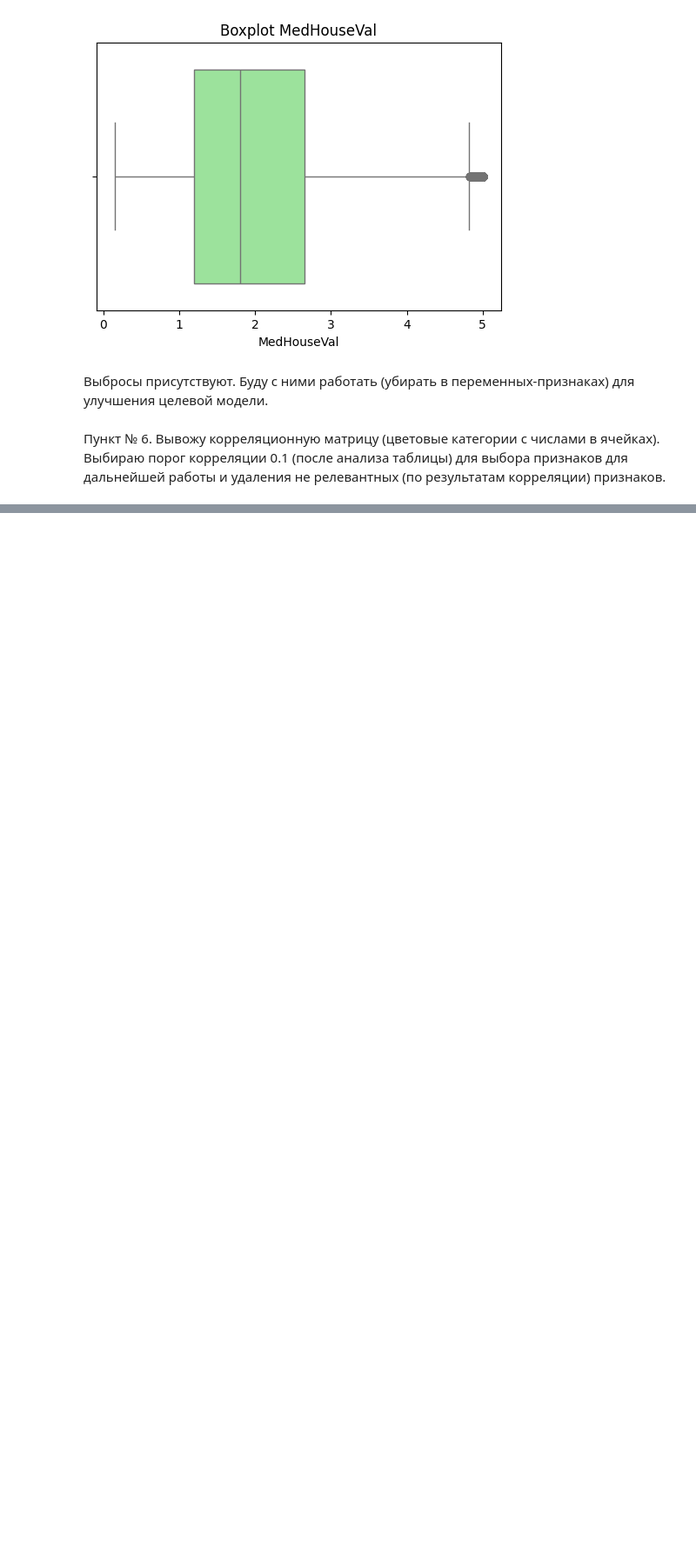
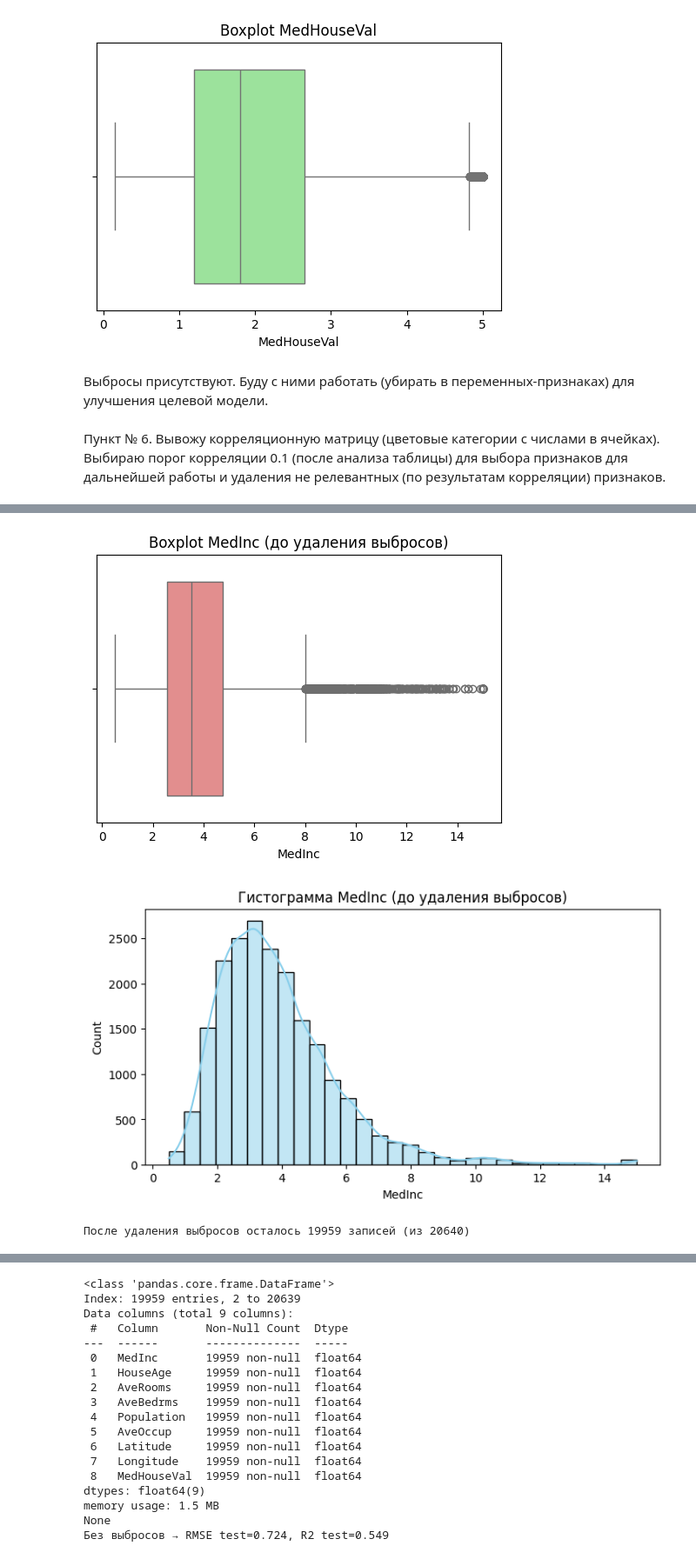
Before and after one commit to ArsT1982/DSML-59-DZ-5, a Jupyter notebook: DSML_59_DZ_n5.ipynb, the cells around one changed output, grey strips where cells are left out. Shown at 87% size. Saved outputs shown, nothing was run; the diff lists cells and outputs as text; code cells hidden in the pictures; blank space fills up the shorter version.

```diff
--- a/DSML_59_DZ_n5.ipynb
+++ b/DSML_59_DZ_n5.ipynb
@@ -108,0 +132,62 @@ print("Отобранные признаки:", selected)
+# %%
+# Первым проверяю selected = ['MedInc']
+selected_prisnak_1 = ['MedInc']
+
+# Boxplot и гистограмма для этого отобранного признака
+for col in selected_prisnak_1:
+    plt.figure(figsize=(6,4))
+    sns.boxplot(x=df[col], color='lightcoral')
+    plt.title(f'Boxplot {col} (до удаления выбросов)')
+    plt.show()
+
+    plt.figure(figsize=(8,4))
+    sns.histplot(df[col], bins=30, kde=True, color='skyblue')
+    plt.title(f'Гистограмма {col} (до удаления выбросов)')
+    plt.show()
+
+    # Вычисляю границы IQR для признака и формирую маску
+df_no = df.copy()
+for col in selected_prisnak_1:
+    Q1 = df_no[col].quantile(0.25)
+    Q3 = df_no[col].quantile(0.75)
+    IQR = Q3 - Q1
+    low, high = Q1 - 1.5*IQR, Q3 + 1.5*IQR
+    df_no = df_no[(df_no[col] >= low) & (df_no[col] <= high)]
+
+print(f"После удаления (возможных) выбросов осталось {len(df_no)} записей (из {len(df)})")
+
+for col in selected_prisnak_1:
+    # Boxplot
+    plt.figure(figsize=(6,4))
+    sns.boxplot(x=df_no[col], color='lightcoral')
+    plt.title(f'Boxplot {col} (после удаления выбросов)')
+    plt.xlabel(col)
+    plt.show()
+
+    # Гистограмма
+    plt.figure(figsize=(8,4))
+    sns.histplot(df_no[col], bins=30, kde=True, color='skyblue')
+    plt.title(f'Гистограмма {col} (после удаления выбросов)')
+    plt.xlabel(col)
+    plt.ylabel('Частота')
+    plt.show()
+
+
+# Повторяю train/test и обучение на X_sel
+X_no   = df_no[selected]
+y_no   = df_no['MedHouseVal']
+print(df_no.info())
+X2_tr, X2_te, y2_tr, y2_te = train_test_split(
+    X_no, y_no, test_size=0.2, random_state=42
+)
+
+model2 = LinearRegression().fit(X2_tr, y2_tr)
+y2p_te = model2.predict(X2_te)
+
+rmse2_te = np.sqrt(mean_squared_error(y2_te, y2p_te))
+r2_2te   = r2_score(y2_te, y2p_te)
+print(f"Без выбросов → RMSE test={rmse2_te:.3f}, R2 test={r2_2te:.3f}")
+# %% [output]
+[figure, added]
+[figure, added]
+После удаления выбросов осталось 19959 записей (из 20640)
@@ -108,0 +196,18 @@ print("Отобранные признаки:", selected)
+<class 'pandas.core.frame.DataFrame'>
+Index: 19959 entries, 2 to 20639
+Data columns (total 9 columns):
+ #   Column       Non-Null Count  Dtype
+---  ------       --------------  -----
+ 0   MedInc       19959 non-null  float64
+ 1   HouseAge     19959 non-null  float64
+ 2   AveRooms     19959 non-null  float64
+ 3   AveBedrms    19959 non-null  float64
+ 4   Population   19959 non-null  float64
+ 5   AveOccup     19959 non-null  float64
+ 6   Latitude     19959 non-null  float64
+ 7   Longitude    19959 non-null  float64
+ 8   MedHouseVal  19959 non-null  float64
+dtypes: float64(9)
+memory usage: 1.5 MB
+None
+Без выбросов → RMSE test=0.724, R2 test=0.549
```
Also changed, not shown: parts of 17 cells of this notebook.
